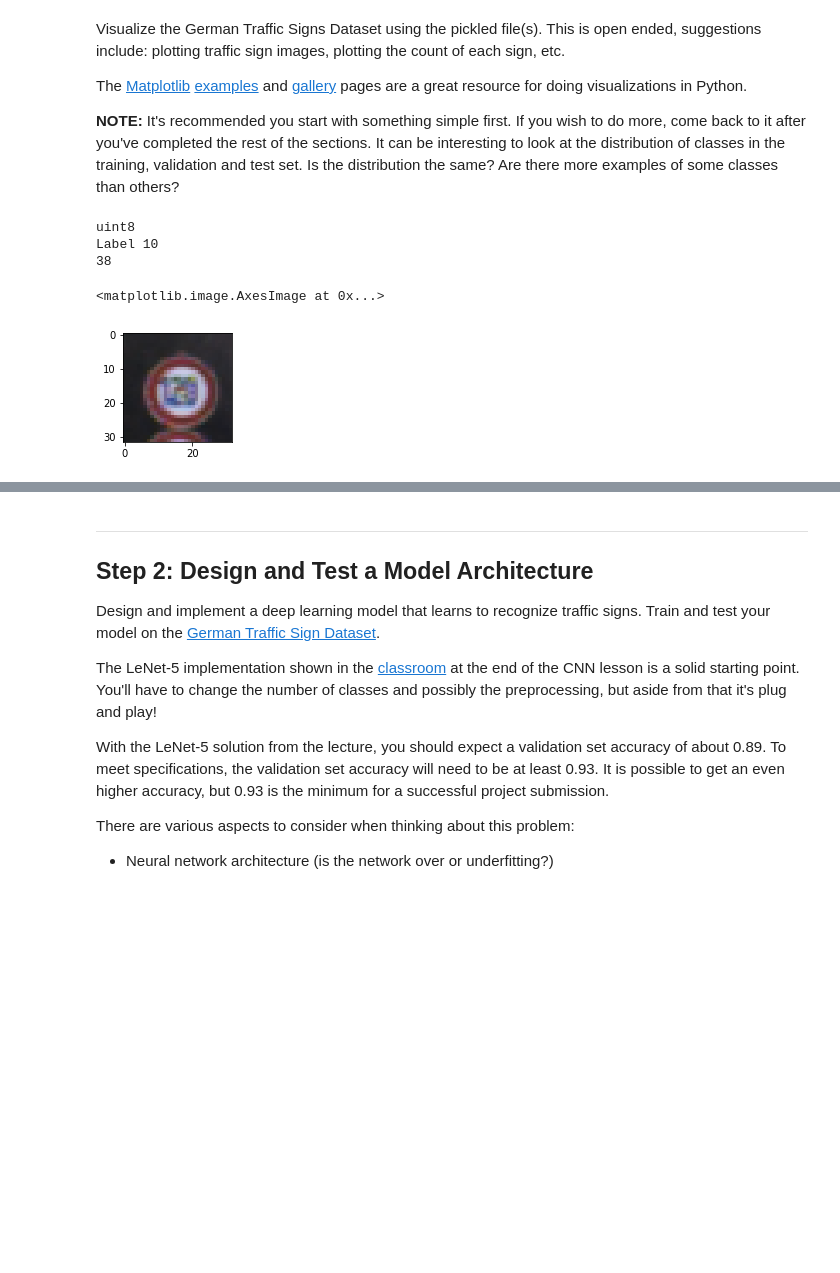
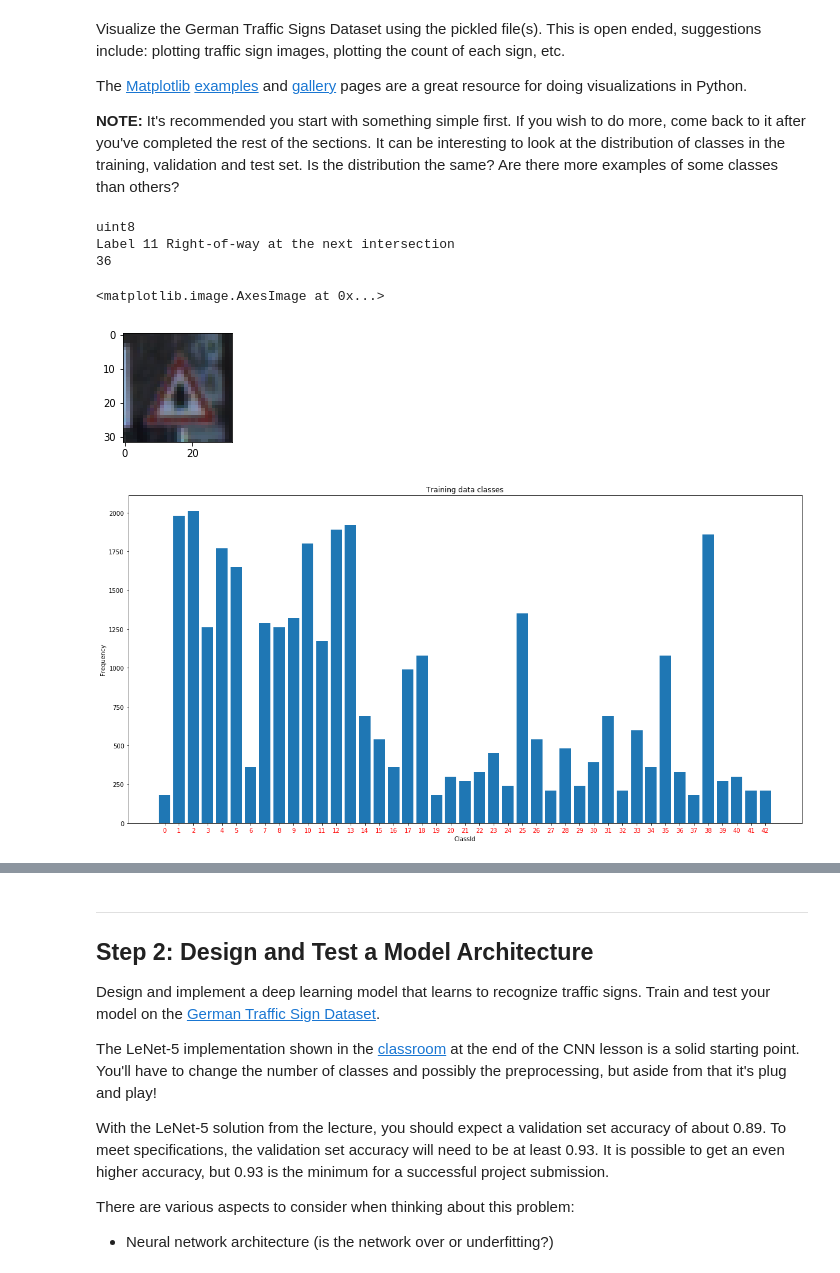
Before and after one commit to qingyouzhao/CarND-Traffic-Sign-Classifier-Project, a Jupyter notebook: Traffic_Sign_Classifier.ipynb, the cells around one changed output, grey strips where cells are left out. Saved outputs shown, nothing was run; the diff lists cells and outputs as text; code cells hidden in the pictures; blank space fills up the shorter version.

```diff
--- a/Traffic_Sign_Classifier.ipynb
+++ b/Traffic_Sign_Classifier.ipynb
@@ -112,12 +122,14 @@ The [Matplotlib](http://matplotlib.org/) [examples](http://matplotlib.org/exampl
 
 # Visualizations will be shown in the notebook.
 %matplotlib inline
+
+# First visualize a random image from the data set to validate reading
 index = random.randint(0,n_train)
 image = X_train[index]
 label = y_train[index]
 
 print(image[0].dtype)
-print("Label {0}".format(label))
+print("Label {0} {1}".format(label, get_class_name(label)))
 print(image[0,0,0])
 plt.figure(figsize=(2,2))
 plt.imshow(image, cmap='brg')
@@ -125,7 +137,22 @@ plt.imshow(image, cmap='brg')
 # TODO: visualize a random image of each label as an example
 # %% [output]
 uint8
-Label 10
-38
+Label 11 Right-of-way at the next intersection
+36
 <matplotlib.image.AxesImage at 0x...>
-[figure, old version]
+[figure, new version]
+# %%
+# Then plot a histogram of different classes
+# Y train
+unique, counts = np.unique(y_train, return_counts=True)
+plt.figure(figsize=(20,10))
+plt.bar(unique, counts)
+plt.title('Training data classes')
+plt.xlabel("ClassId")
+class_names = list(map(lambda x: get_class_name(x),unique))
+plt.xticks(unique, unique, rotation=0, color='r', ha='center')
+plt.ylabel("Frequency")
+
+plt.savefig('./Training_Bar.jpg')
+# %% [output]
+[figure, added]
```
Also changed, not shown: parts of 19 cells of this notebook, 5 other files.
